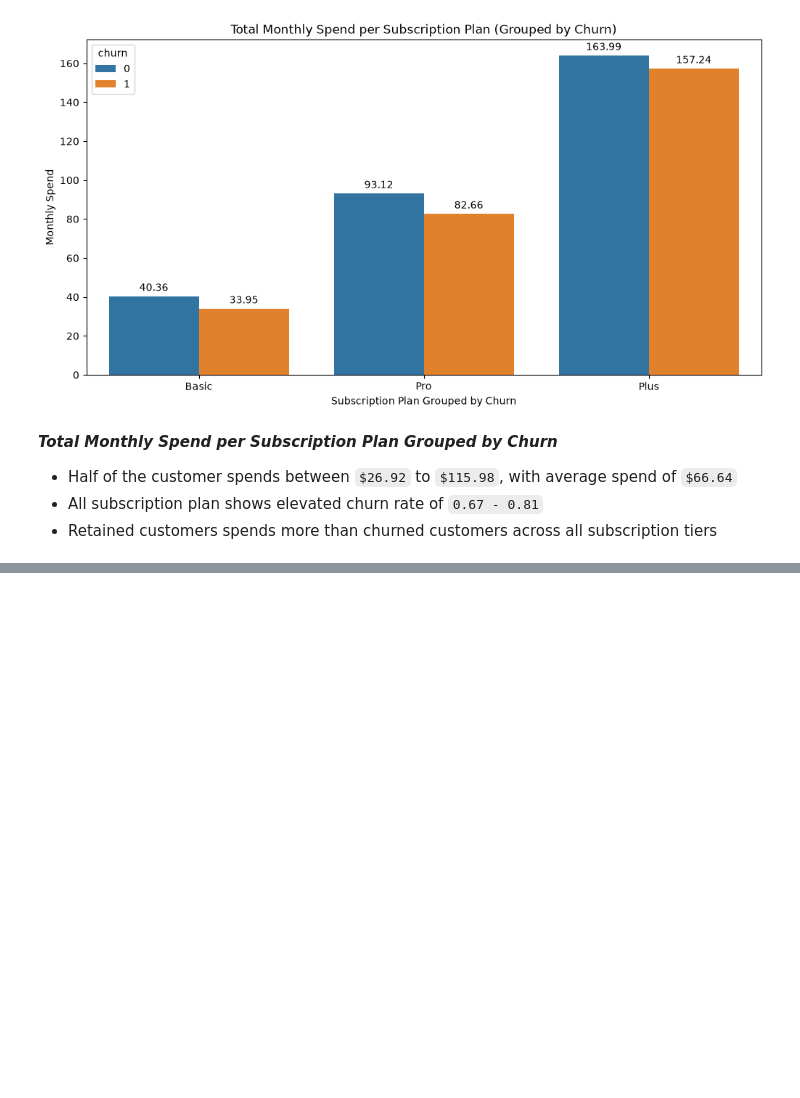
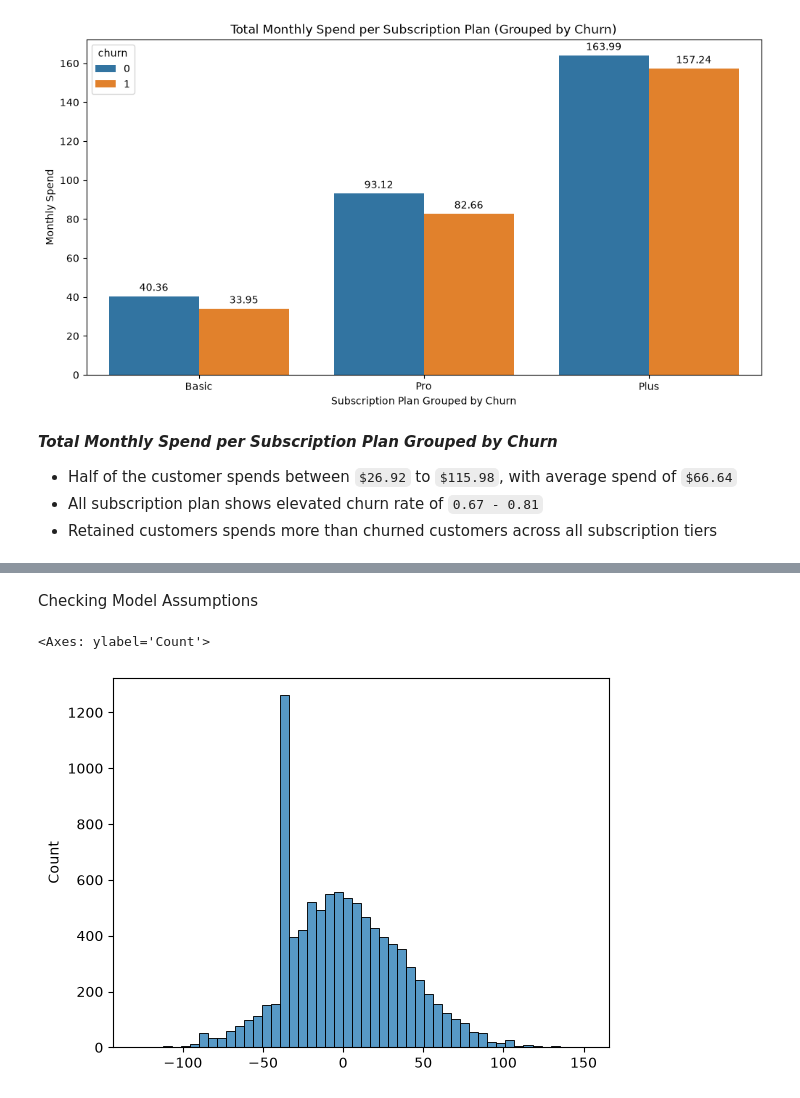
Before and after one commit to JL-Moreno021/Customer-Churn-Audit, a Jupyter notebook: Analysis_3_Subscription_Leak/subscription_revenue_leak_analysis.ipynb, the cells around one changed output, grey strips where cells are left out. Saved outputs shown, nothing was run; the diff lists cells and outputs as text; code cells hidden in the pictures; blank space fills up the shorter version.

```diff
--- a/Analysis_3_Subscription_Leak/subscription_revenue_leak_analysis.ipynb
+++ b/Analysis_3_Subscription_Leak/subscription_revenue_leak_analysis.ipynb
@@ -138,0 +168,3 @@ plt.show()
+# %%
+model = ols('monthly_spend ~ C(subscription_plan)',subset).fit()
+model.summary()
@@ -138,0 +192,11 @@ plt.show()
+# %% [markdown]
+Checking Model Assumptions
+# %%
+residuals = model.resid
+sns.histplot(
+    residuals,
+    bins=50
+)
+# %% [output]
+<Axes: ylabel='Count'>
+[figure, added]
```
Also changed, not shown: parts of 26 cells of this notebook, 3 other files.
